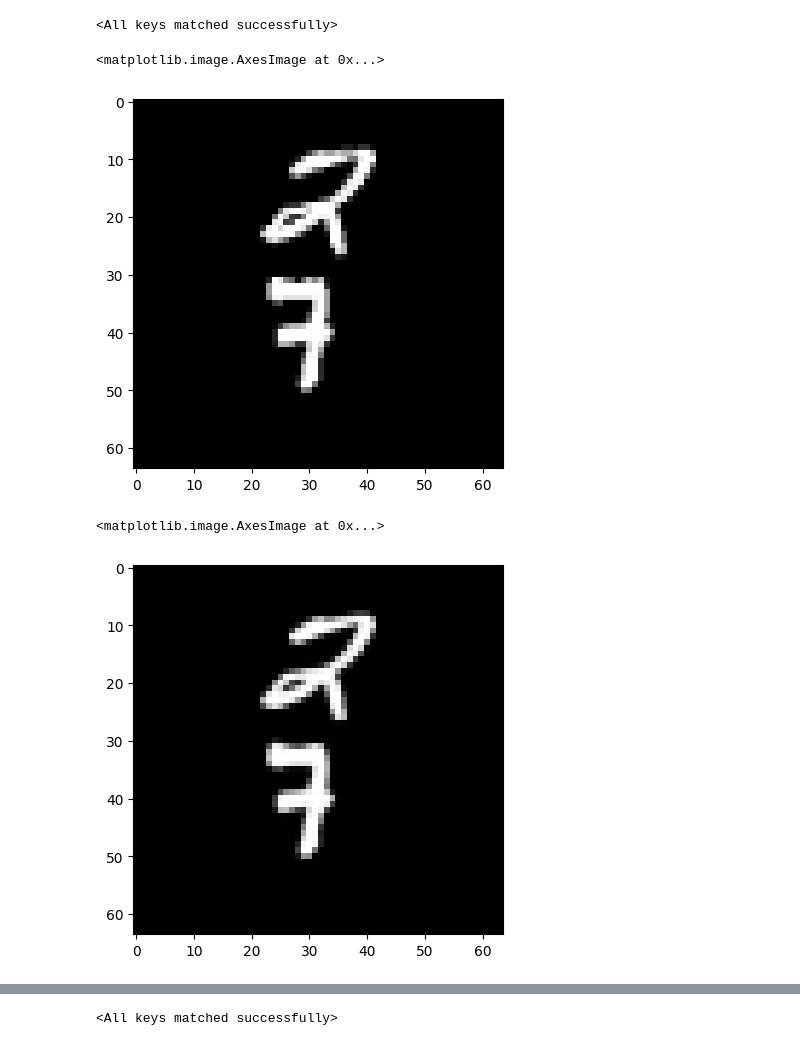
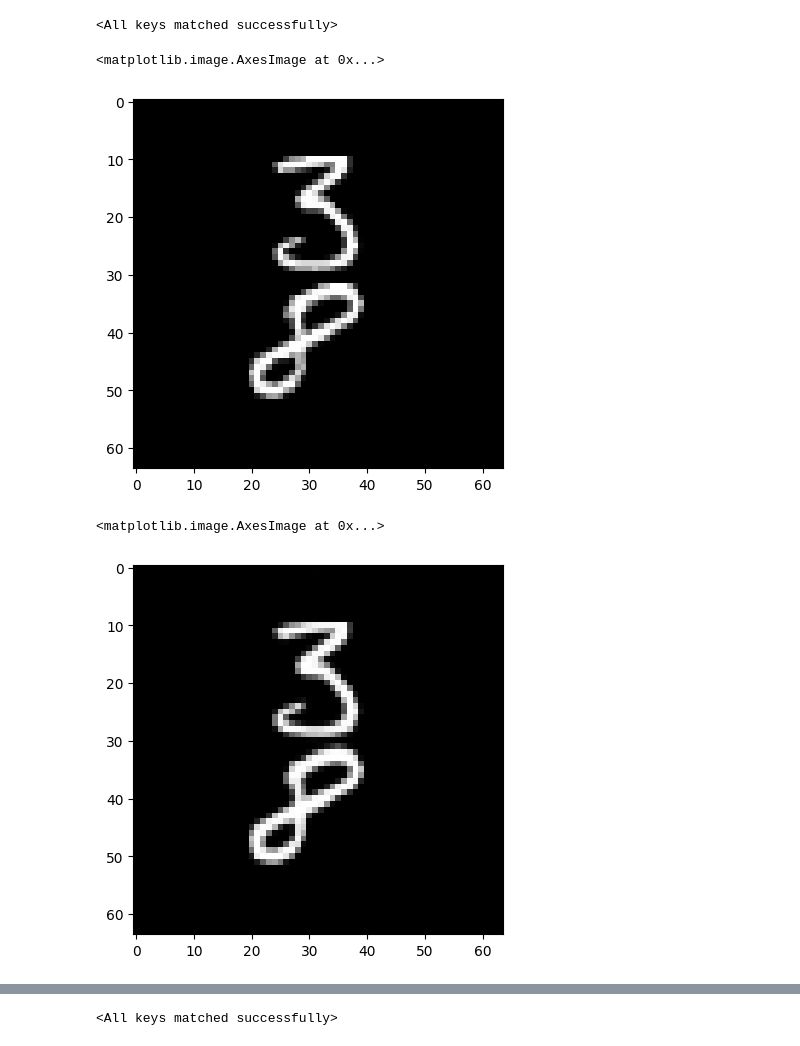
Before and after one commit to Ishushan02/Video-Generation-Flowing-MNIST, a Jupyter notebook: model-4-VQVAE.ipynb, the cells around one changed output, grey strips where cells are left out. Saved outputs shown, nothing was run; the diff lists cells and outputs as text; code cells hidden in the pictures.

Commit message:
Decoder Model Modification

```diff
--- a/model-4-VQVAE.ipynb
+++ b/model-4-VQVAE.ipynb
@@ -404,16 +404,16 @@ modelA.load_state_dict(modelValA)
 # %% [output]
 <All keys matched successfully>
 # %%
-c = data[0][0].squeeze().numpy()
+c = data[10][0].squeeze().numpy()
 plt.imshow(c, cmap = 'gray')
 # %% [output]
 <matplotlib.image.AxesImage at 0x...>
-[figure, old version]
+[figure, new version]
 # %%
-out = modelA.encodeImage(data[0][0].unsqueeze(0)/255.0)
+out = modelA.encodeImage(data[10][0].unsqueeze(0)/255.0)
 decimg = modelA.decodeImage(out)
 x = (decimg * 255.0).squeeze().squeeze().detach().numpy()
 plt.imshow(x, cmap = 'gray')
 # %% [output]
 <matplotlib.image.AxesImage at 0x...>
-[figure, old version]
+[figure, new version]
```
Also changed, not shown: parts of 17 cells of this notebook.
